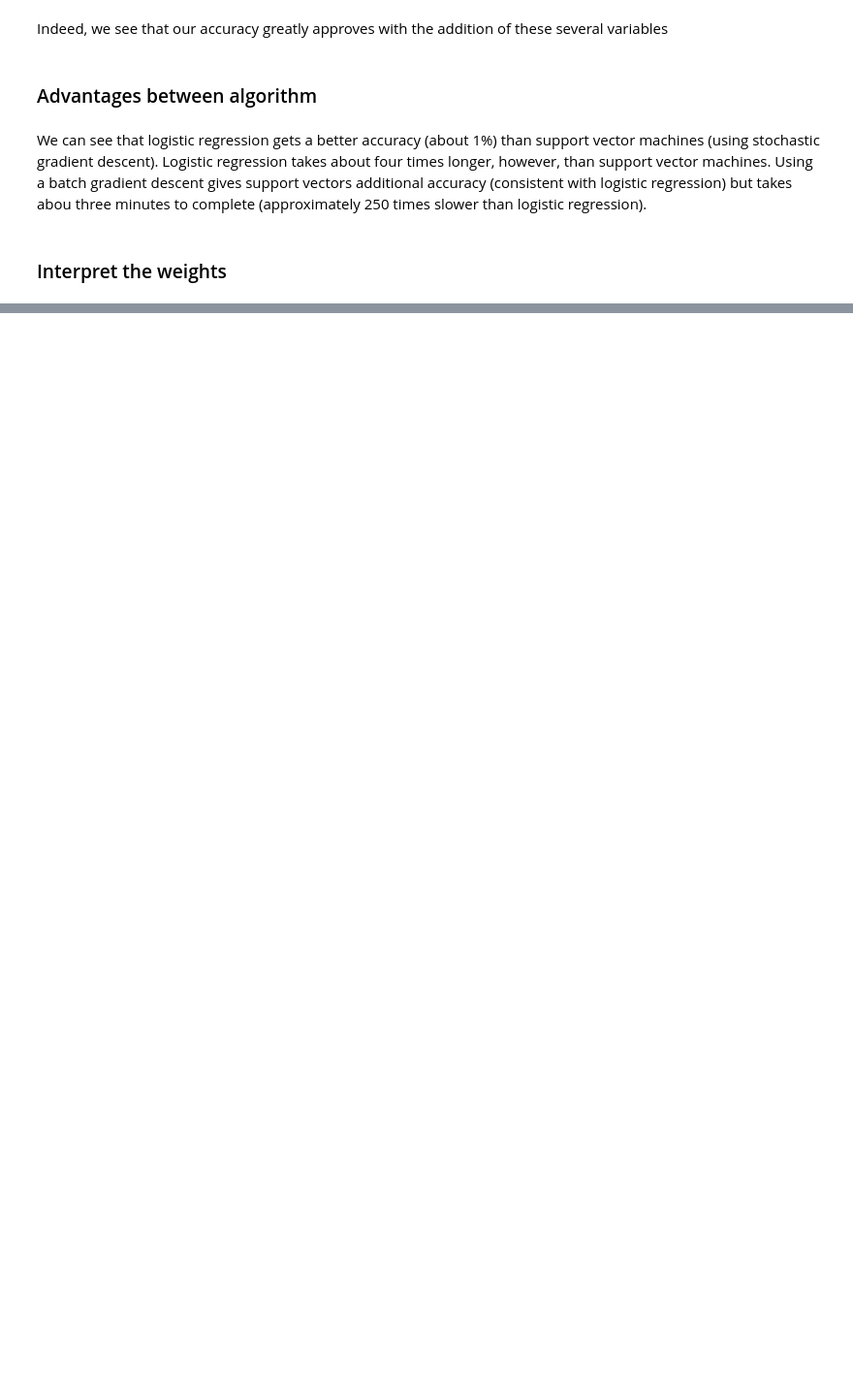
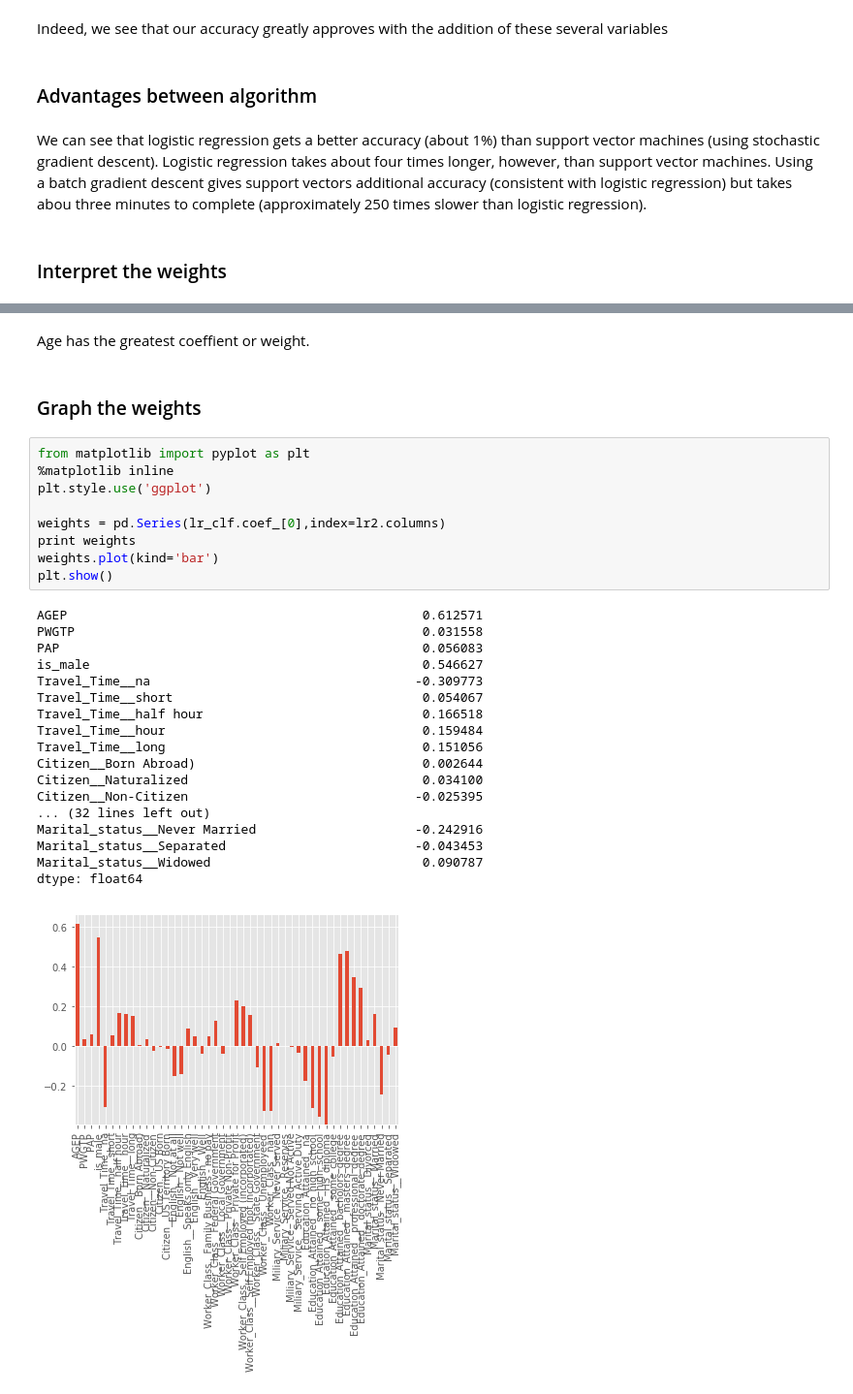
Before and after one commit to kjprice/SMU-data-mining, a Jupyter notebook: python_notebooks/Mini Project - Classification.ipynb, the cells around one changed output, grey strips where cells are left out. Shown at 97% size. Cells and saved outputs as stored; diff of their text form; blank space fills up the shorter version.

Commit message:
Added plot
Added plot for weights

```diff
--- a/python_notebooks/Mini Project - Classification.ipynb
+++ b/python_notebooks/Mini Project - Classification.ipynb
@@ -296,3 +292,35 @@ Weights of variables
+# %% [markdown]
+Age has the greatest coeffient or weight.
+# %% [markdown]
+### Graph the weights
+# %%
+from matplotlib import pyplot as plt
+%matplotlib inline
+plt.style.use('ggplot')
+
+weights = pd.Series(lr_clf.coef_[0],index=lr2.columns)
+print weights
+weights.plot(kind='bar')
+plt.show()
+# %% [output]
+AGEP                                               0.612571
+PWGTP                                              0.031558
+PAP                                                0.056083
+is_male                                            0.546627
+Travel_Time__na                                   -0.309773
+Travel_Time__short                                 0.054067
+Travel_Time__half hour                             0.166518
+Travel_Time__hour                                  0.159484
+Travel_Time__long                                  0.151056
+Citizen__Born Abroad)                              0.002644
+Citizen__Naturalized                               0.034100
+Citizen__Non-Citizen                              -0.025395
+... (32 lines left out)
+Marital_status__Never Married                     -0.242916
+Marital_status__Separated                         -0.043453
+Marital_status__Widowed                            0.090787
+dtype: float64
+[figure, added]
 # %%
 from sklearn.svm import SVC
 from datetime import datetime
```
Also changed, not shown: parts of 6 cells of this notebook.
